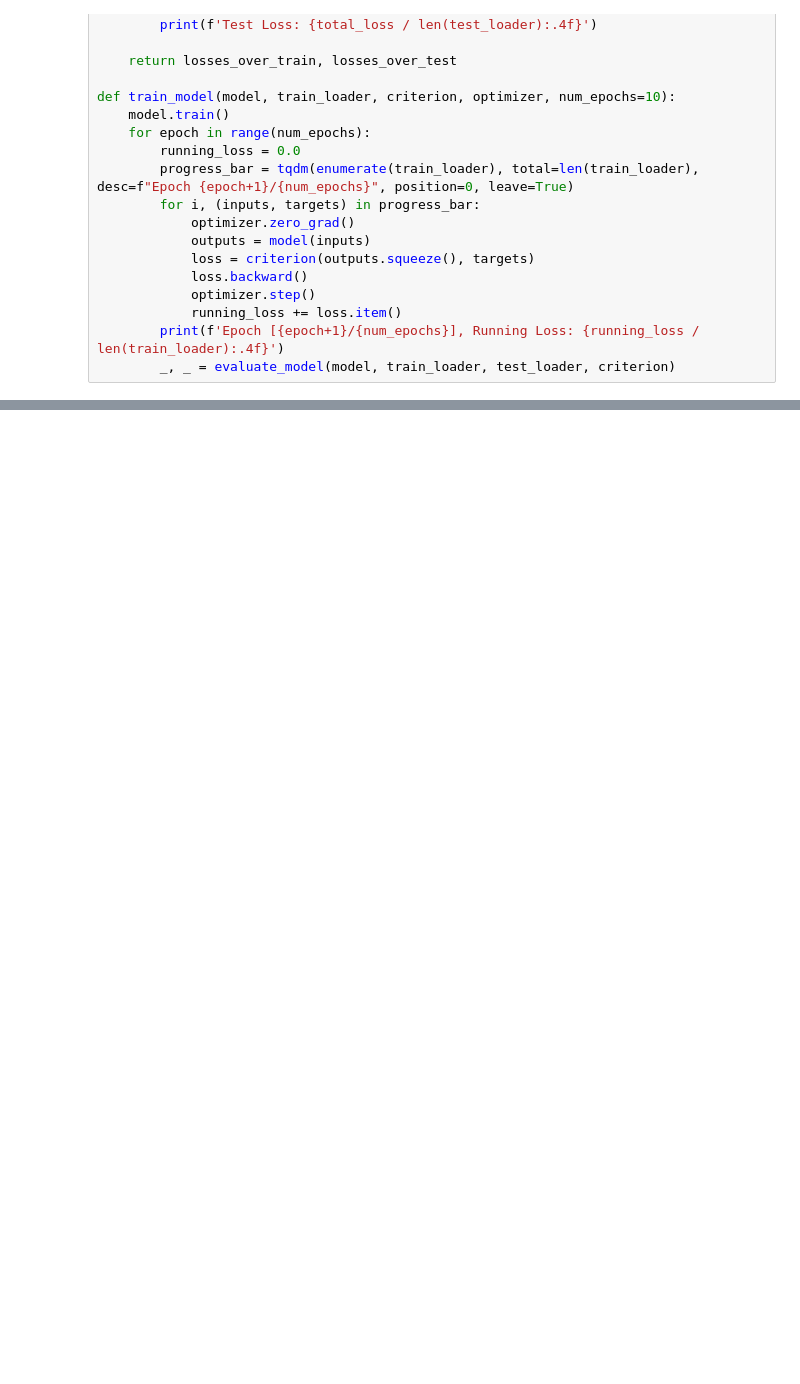
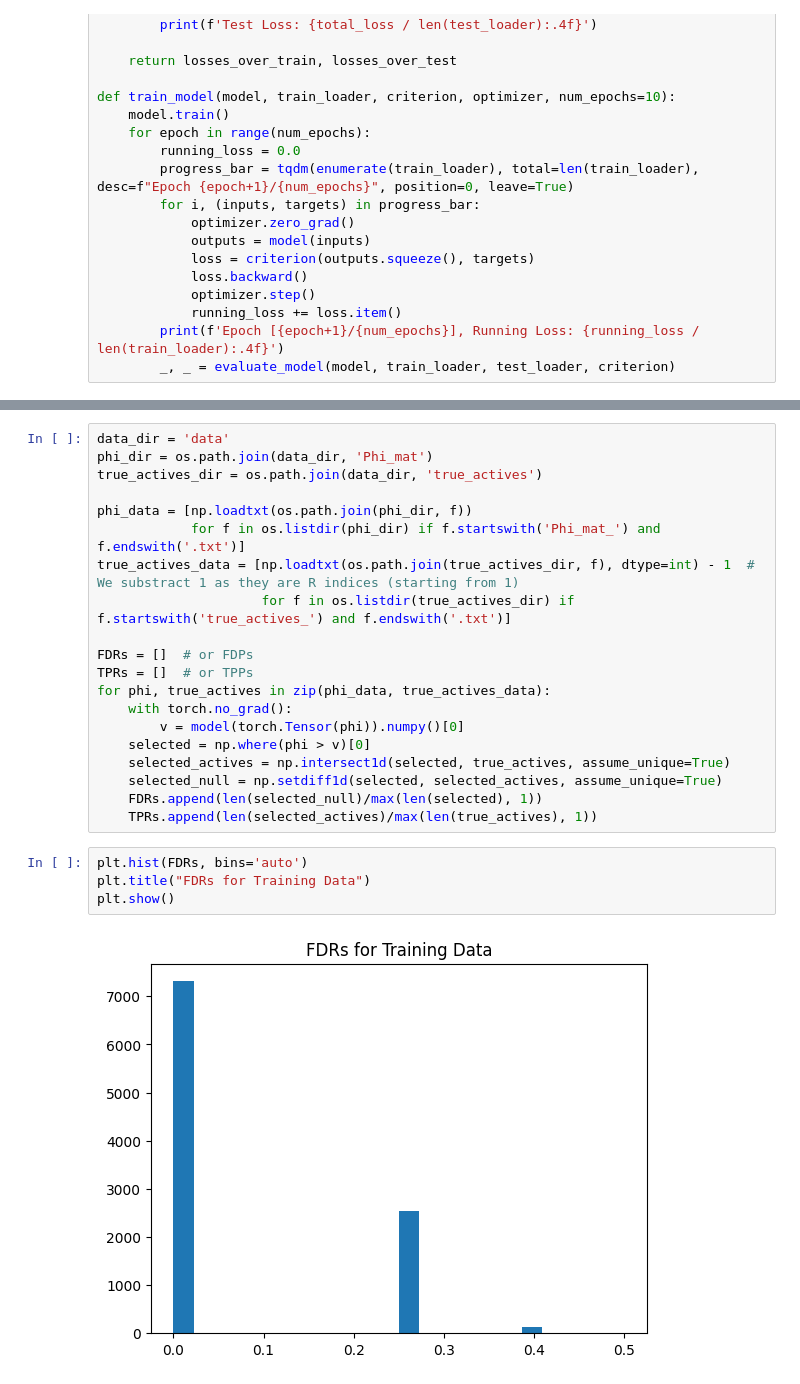
Before and after one commit to ArnauVilella/Deep-T-Rex, a Jupyter notebook: testing.ipynb, the cells around one changed output, grey strips where cells are left out. Cells and saved outputs as stored; diff of their text form; blank space fills up the shorter version.

```diff
--- a/testing.ipynb
+++ b/testing.ipynb
@@ -245,0 +257,26 @@ plt.hist(np.sqrt(losses_over_test), bins='auto')
+# %%
+data_dir = 'data'
+phi_dir = os.path.join(data_dir, 'Phi_mat')
+true_actives_dir = os.path.join(data_dir, 'true_actives')
+
+phi_data = [np.loadtxt(os.path.join(phi_dir, f))
+            for f in os.listdir(phi_dir) if f.startswith('Phi_mat_') and f.endswith('.txt')]
+true_actives_data = [np.loadtxt(os.path.join(true_actives_dir, f), dtype=int) - 1  # We substract 1 as they are R indices (starting from 1)
+                     for f in os.listdir(true_actives_dir) if f.startswith('true_actives_') and f.endswith('.txt')]
+
+FDRs = []  # or FDPs
+TPRs = []  # or TPPs
+for phi, true_actives in zip(phi_data, true_actives_data):
+    with torch.no_grad():
+        v = model(torch.Tensor(phi)).numpy()[0]
+    selected = np.where(phi > v)[0]
+    selected_actives = np.intersect1d(selected, true_actives, assume_unique=True)
+    selected_null = np.setdiff1d(selected, selected_actives, assume_unique=True)
+    FDRs.append(len(selected_null)/max(len(selected), 1))
+    TPRs.append(len(selected_actives)/max(len(true_actives), 1))
+# %%
+plt.hist(FDRs, bins='auto')
+plt.title("FDRs for Training Data")
+plt.show()
+# %% [output]
+[figure, added]
```
Also changed, not shown: parts of 17 cells of this notebook.
